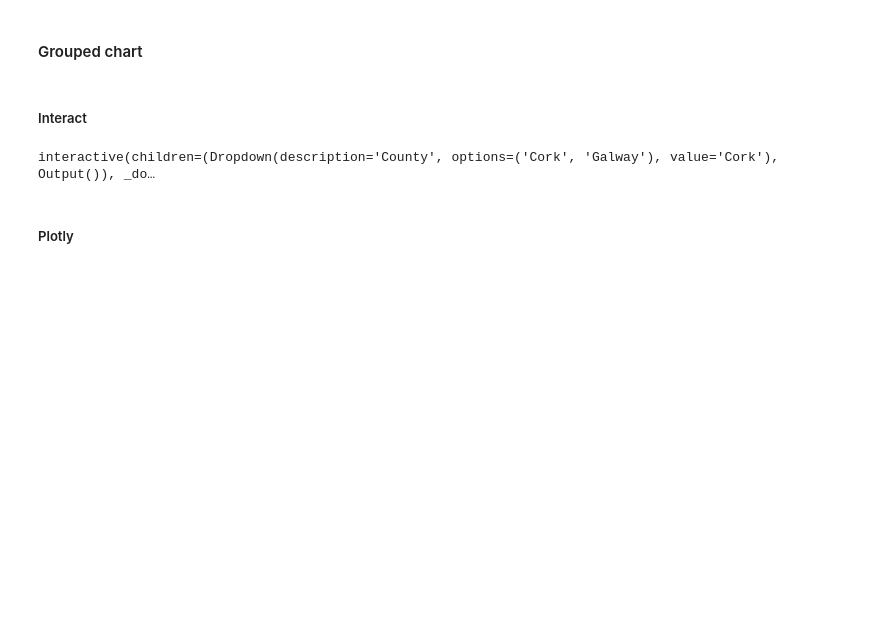
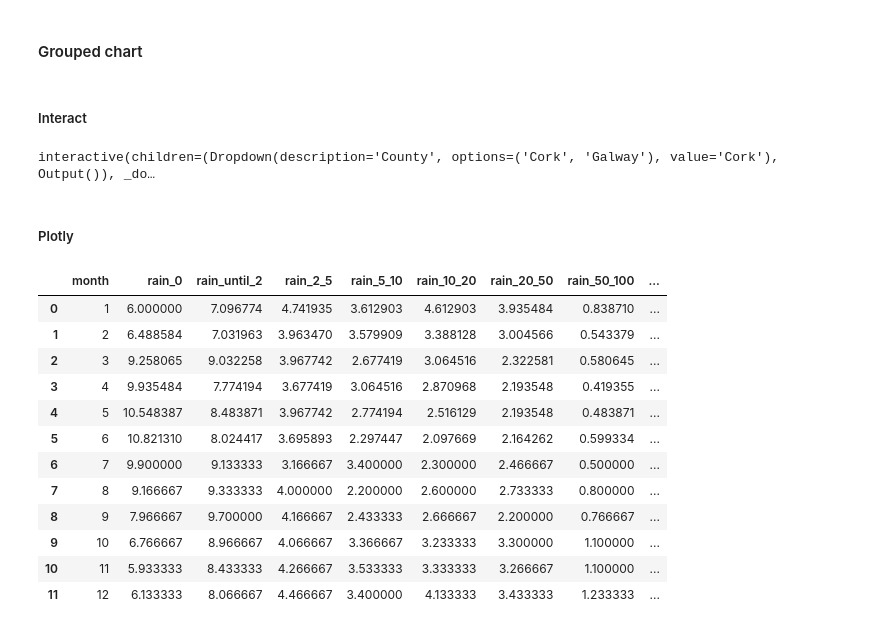
Before and after one commit to henriqueborgo/IrelandWeather, a Jupyter notebook: Ireland_wheater.ipynb, the cells around one changed output. Drawn from its saved outputs; the diff is of its cells as text; code cells hidden in the pictures; blank space fills up the shorter version.

```diff
--- a/Ireland_wheater.ipynb
+++ b/Ireland_wheater.ipynb
@@ -46,7 +110,7 @@ from ipywidgets import interact
 # %% [markdown]
 ## Loading Dataset
 # %%
-ie_wheater_df_original = pd.read_csv(r'C:\Users\henri\Downloads\archive (2)\hrly_Irish_weather.csv')
+ie_wheater_df_original = pd.read_csv(r'C:\Users\henri\IrelandWeather\data\hrly_Irish_weather.csv')
 # %% [output]
 Columns (5,6,7,8,9,10,11,12,13,14,15,16,17) have mixed types. Specify dtype option on import or set low_memory=False.
 # %%
@@ -850,6 +914,22 @@ def plot(County):
 interactive(children=(Dropdown(description='County', options=('Cork', 'Galway'), value='Cork'), Output()), _do…
 # %% [markdown]
 ##### Plotly
+# %%
+monthly_rain_Cork
+# %% [output]
+|  | month | rain_0 | rain_until_2 | rain_2_5 | rain_5_10 | rain_10_20 | rain_20_50 | rain_50_100 | ... |
+| 0 | 1 | 6.000000 | 7.096774 | 4.741935 | 3.612903 | 4.612903 | 3.935484 | 0.838710 | ... |
+| 1 | 2 | 6.488584 | 7.031963 | 3.963470 | 3.579909 | 3.388128 | 3.004566 | 0.543379 | ... |
+| 2 | 3 | 9.258065 | 9.032258 | 3.967742 | 2.677419 | 3.064516 | 2.322581 | 0.580645 | ... |
+| 3 | 4 | 9.935484 | 7.774194 | 3.677419 | 3.064516 | 2.870968 | 2.193548 | 0.419355 | ... |
+| 4 | 5 | 10.548387 | 8.483871 | 3.967742 | 2.774194 | 2.516129 | 2.193548 | 0.483871 | ... |
+| 5 | 6 | 10.821310 | 8.024417 | 3.695893 | 2.297447 | 2.097669 | 2.164262 | 0.599334 | ... |
+| 6 | 7 | 9.900000 | 9.133333 | 3.166667 | 3.400000 | 2.300000 | 2.466667 | 0.500000 | ... |
+| 7 | 8 | 9.166667 | 9.333333 | 4.000000 | 2.200000 | 2.600000 | 2.733333 | 0.800000 | ... |
+| 8 | 9 | 7.966667 | 9.700000 | 4.166667 | 2.433333 | 2.666667 | 2.200000 | 0.766667 | ... |
+| 9 | 10 | 6.766667 | 8.966667 | 4.066667 | 3.366667 | 3.233333 | 3.300000 | 1.100000 | ... |
+| 10 | 11 | 5.933333 | 8.433333 | 4.266667 | 3.533333 | 3.333333 | 3.266667 | 1.100000 | ... |
+| 11 | 12 | 6.133333 | 8.066667 | 4.466667 | 3.400000 | 4.133333 | 3.433333 | 1.233333 | ... |
 # %%
 #Create interactive graph to export as html file
 
```
Also changed, not shown: parts of 7 cells of this notebook.
